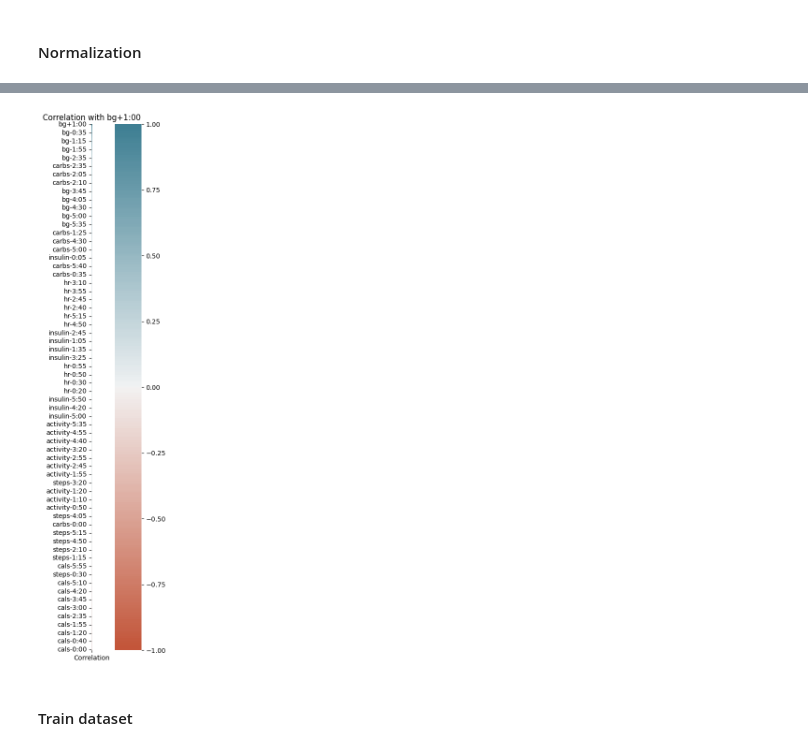
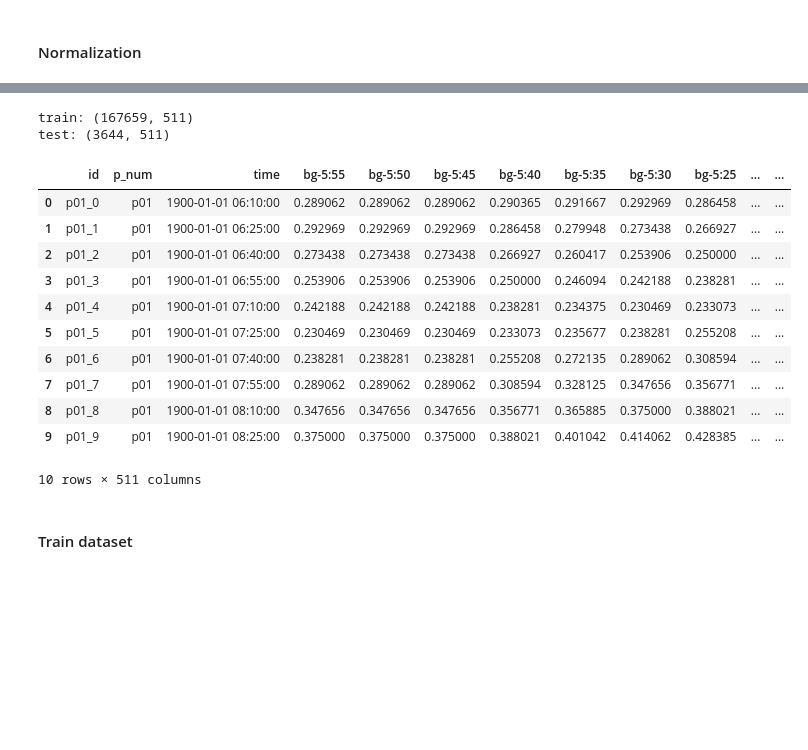
Before and after one commit to juliettemaes/Blood-Glucose-Prediction, a Jupyter notebook: src/brist1d_WANG.ipynb, the cells around one changed output, grey strips where cells are left out. Drawn from its saved outputs; the diff is of its cells as text; code cells hidden in the pictures; blank space fills up the shorter version.

```diff
--- a/src/brist1d_WANG.ipynb
+++ b/src/brist1d_WANG.ipynb
@@ -441,21 +390,0 @@ print(df_test[test_columns_to_normalize].head())
-# %%
-train_corr = df_train.drop(columns=['hour', 'time_min', 'sin_time', 'cos_time', 'id'], axis=1)
-correlations_with_bg = train_corr.corrwith(df_train['bg+1:00'])
-correlations_with_bg = correlations_with_bg.sort_values(ascending=False)
-correlation_df = pd.DataFrame(correlations_with_bg, columns=['Correlation'])
-
-# Create the heatmap
-plt.figure(figsize=(10, 12))
-axis_corr = sns.heatmap(
-    correlation_df,
-    vmin=-1, vmax=1, center=0,
-    cmap=sns.diverging_palette(20, 220, n=200),
-    square=True,
-    fmt='.2f'
-)
-
-plt.title("Correlation with bg+1:00")
-plt.tight_layout()
-plt.show()
-# %% [output]
-[figure, removed]
@@ -462,3 +442,24 @@ plt.show()
+# %%
+print(f"train: {df_train.shape}")
+print(f"test: {df_test.shape}")
+# %% [output]
+train: (167659, 511)
+test: (3644, 511)
+# %%
+df_train.head(10)
+# %% [output]
+|  | id | p_num | time | bg-5:55 | bg-5:50 | bg-5:45 | bg-5:40 | bg-5:35 | bg-5:30 | bg-5:25 | ... | ... |
+| 0 | p01_0 | p01 | 1900-01-01 06:10:00 | 0.289062 | 0.289062 | 0.289062 | 0.290365 | 0.291667 | 0.292969 | 0.286458 | ... | ... |
+| 1 | p01_1 | p01 | 1900-01-01 06:25:00 | 0.292969 | 0.292969 | 0.292969 | 0.286458 | 0.279948 | 0.273438 | 0.266927 | ... | ... |
+| 2 | p01_2 | p01 | 1900-01-01 06:40:00 | 0.273438 | 0.273438 | 0.273438 | 0.266927 | 0.260417 | 0.253906 | 0.250000 | ... | ... |
+| 3 | p01_3 | p01 | 1900-01-01 06:55:00 | 0.253906 | 0.253906 | 0.253906 | 0.250000 | 0.246094 | 0.242188 | 0.238281 | ... | ... |
+| 4 | p01_4 | p01 | 1900-01-01 07:10:00 | 0.242188 | 0.242188 | 0.242188 | 0.238281 | 0.234375 | 0.230469 | 0.233073 | ... | ... |
+| 5 | p01_5 | p01 | 1900-01-01 07:25:00 | 0.230469 | 0.230469 | 0.230469 | 0.233073 | 0.235677 | 0.238281 | 0.255208 | ... | ... |
+| 6 | p01_6 | p01 | 1900-01-01 07:40:00 | 0.238281 | 0.238281 | 0.238281 | 0.255208 | 0.272135 | 0.289062 | 0.308594 | ... | ... |
+| 7 | p01_7 | p01 | 1900-01-01 07:55:00 | 0.289062 | 0.289062 | 0.289062 | 0.308594 | 0.328125 | 0.347656 | 0.356771 | ... | ... |
+| 8 | p01_8 | p01 | 1900-01-01 08:10:00 | 0.347656 | 0.347656 | 0.347656 | 0.356771 | 0.365885 | 0.375000 | 0.388021 | ... | ... |
+| 9 | p01_9 | p01 | 1900-01-01 08:25:00 | 0.375000 | 0.375000 | 0.375000 | 0.388021 | 0.401042 | 0.414062 | 0.428385 | ... | ... |
+10 rows × 511 columns
 # %% [markdown]
 #### Train dataset
 # %%
```
Also changed, not shown: parts of 26 cells of this notebook.
